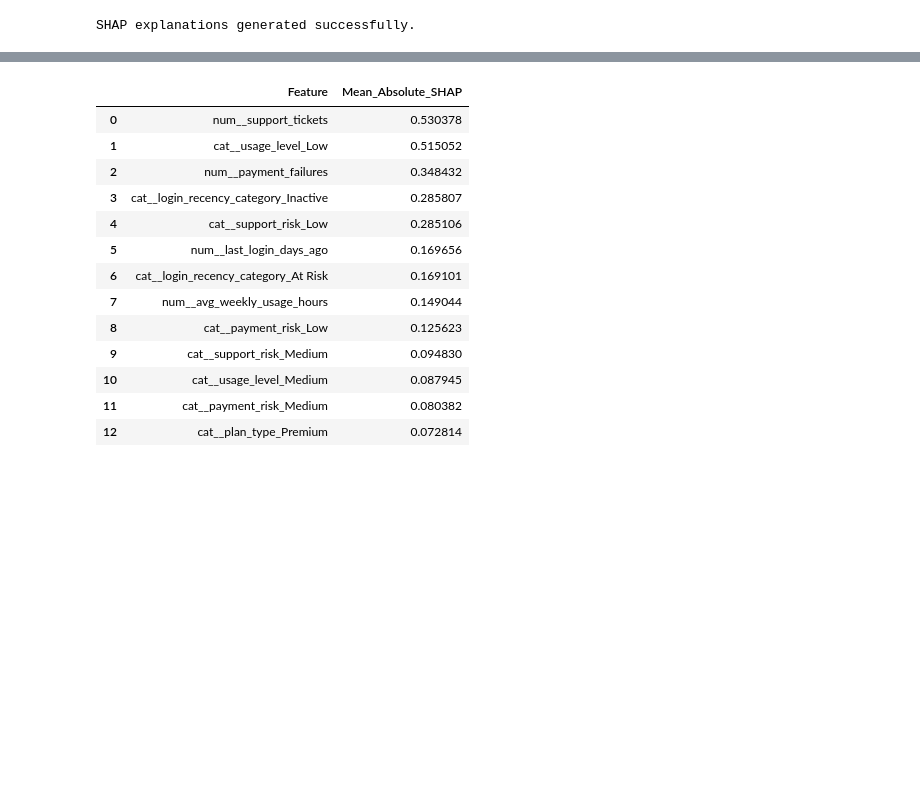
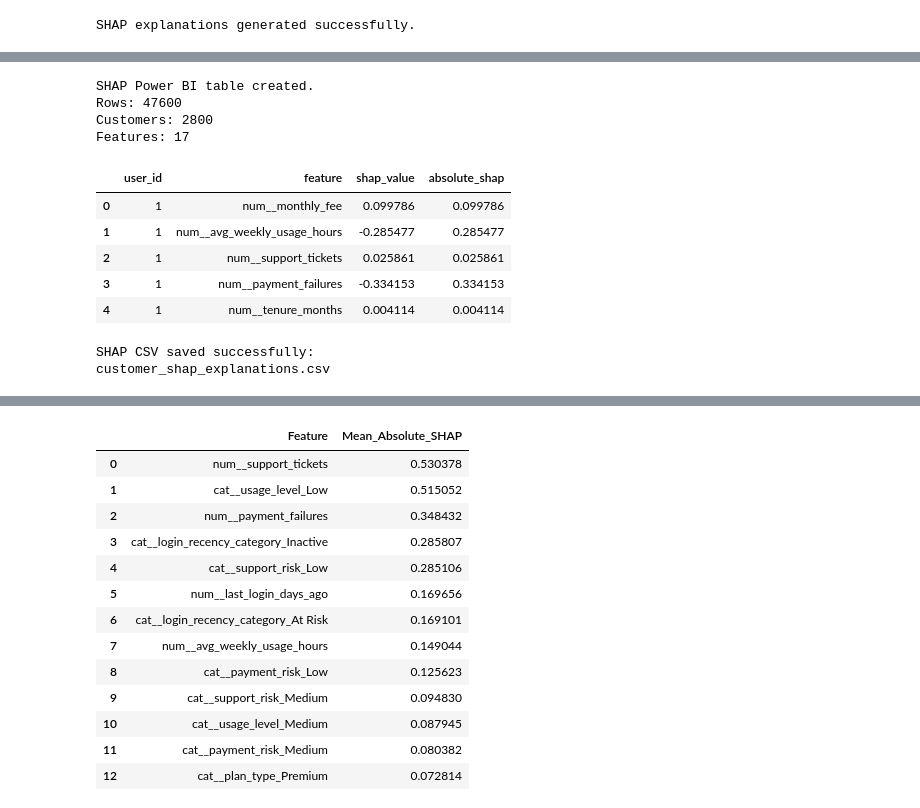
Before and after one commit to Dhineshmurali12/AI-Customer-Churn-Intelligence, a Jupyter notebook: notebooks/05_SHAP_Explainability.ipynb, the cells around one changed output, grey strips where cells are left out. Drawn from its saved outputs; the diff is of its cells as text; code cells hidden in the pictures; blank space fills up the shorter version.

```diff
--- a/notebooks/05_SHAP_Explainability.ipynb
+++ b/notebooks/05_SHAP_Explainability.ipynb
@@ -184,0 +239,56 @@ SHAP explanations generated successfully.
+# %%
+# ==========================================
+# Create Power BI-ready SHAP table
+# ==========================================
+
+shap_rows = []
+
+for idx, shap_row in enumerate(shap_all.values):
+
+    customer_id = df.iloc[idx]["user_id"]
+
+    for feature, shap_value in zip(feature_names, shap_row):
+
+        shap_rows.append({
+            "user_id": int(customer_id),
+            "feature": feature,
+            "shap_value": float(shap_value),
+            "absolute_shap": abs(float(shap_value))
+        })
+
+shap_powerbi = pd.DataFrame(shap_rows)
+
+print("SHAP Power BI table created.")
+print("Rows:", len(shap_powerbi))
+print("Customers:", shap_powerbi["user_id"].nunique())
+print("Features:", shap_powerbi["feature"].nunique())
+
+shap_powerbi.head()
+# %% [output]
+SHAP Power BI table created.
+Rows: 47600
+Customers: 2800
+Features: 17
+|  | user_id | feature | shap_value | absolute_shap |
+| 0 | 1 | num__monthly_fee | 0.099786 | 0.099786 |
+| 1 | 1 | num__avg_weekly_usage_hours | -0.285477 | 0.285477 |
+| 2 | 1 | num__support_tickets | 0.025861 | 0.025861 |
+| 3 | 1 | num__payment_failures | -0.334153 | 0.334153 |
+| 4 | 1 | num__tenure_months | 0.004114 | 0.004114 |
+# %%
+# ==========================================
+# Save SHAP table for Power BI
+# ==========================================
+
+shap_file = "customer_shap_explanations.csv"
+
+shap_powerbi.to_csv(
+    shap_file,
+    index=False
+)
+
+print("SHAP CSV saved successfully:")
+print(shap_file)
+# %% [output]
+SHAP CSV saved successfully:
+customer_shap_explanations.csv
```
Also changed, not shown: parts of 4 cells of this notebook, 6 other files.
